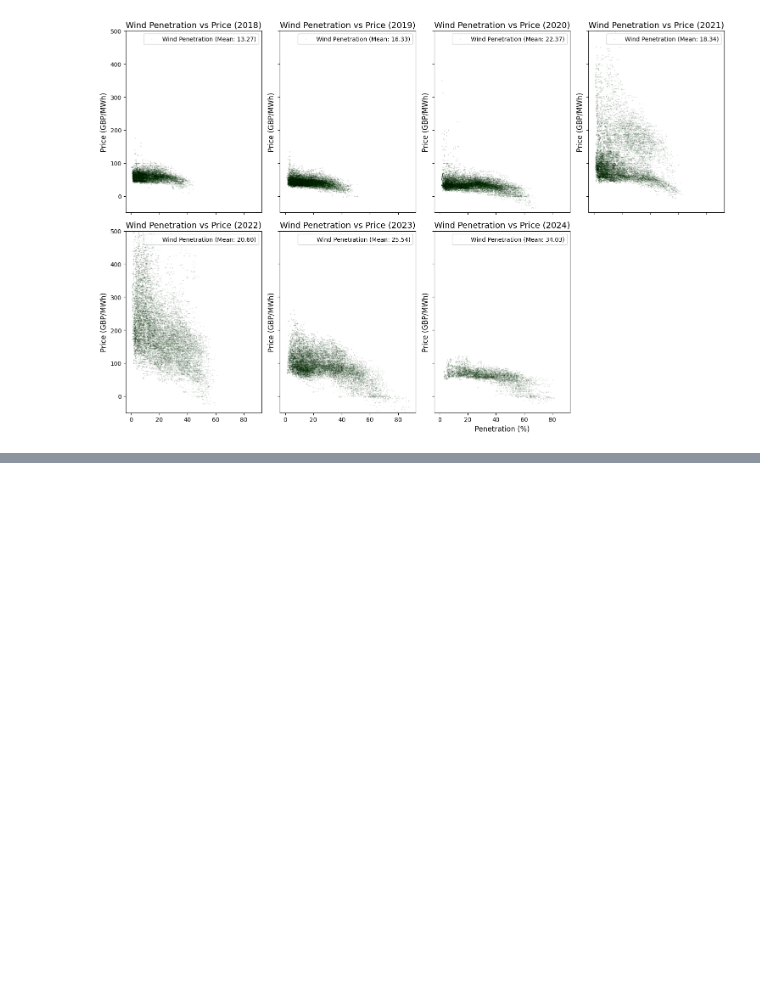
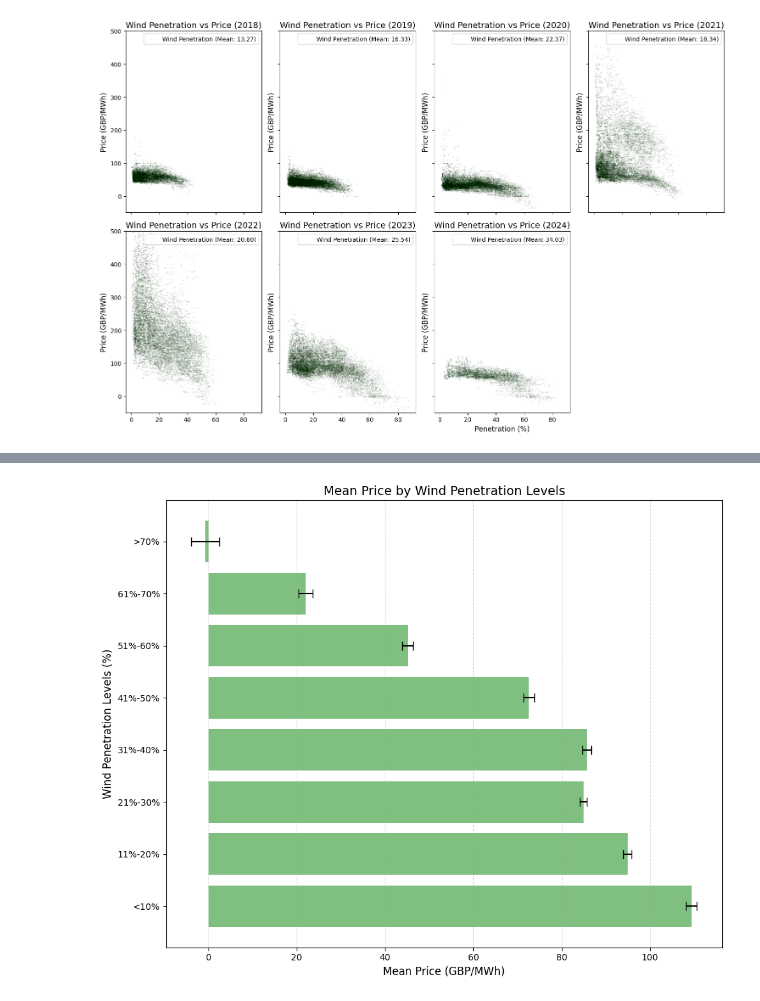
Before and after one commit to yunte-sung/market-impact-renewables, a Jupyter notebook: data/workbook.ipynb, the cells around one changed output, grey strips where cells are left out. Drawn from its saved outputs; the diff is of its cells as text; code cells hidden in the pictures; blank space fills up the shorter version.

```diff
--- a/data/workbook.ipynb
+++ b/data/workbook.ipynb
@@ -161,0 +219,38 @@ plt.show()
+# %%
+# Replication - BAR PLOT: WIND
+import pandas as pd
+import numpy as np
+import scipy.stats as stats
+
+# Define the penetration bins and labels
+bins = [0, 10, 20, 30, 40, 50, 60, 70, 101]  # Combine >70% into one bin
+bin_labels = ["<10%", "11%-20%", "21%-30%", "31%-40%", "41%-50%", "51%-60%", "61%-70%", ">70%"]
+
+# Add a new column to the DataFrame for binned penetration levels
+df["penetration_bin"] = pd.cut(
+    df["forecasted_wind_penetration"],
+    bins=bins,
+    labels=bin_labels,
+    right=False
+)
+
+# Group by penetration bins and calculate mean price and confidence intervals
+grouped = df.groupby("penetration_bin")["price"]
+mean_prices = grouped.mean()
+conf_intervals = grouped.apply(lambda x: stats.sem(x) * stats.t.ppf((1 + 0.95) / 2, len(x) - 1))
+
+# Create the horizontal bar plot
+plt.figure(figsize=(10, 8))
+plt.barh(bin_labels, mean_prices, xerr=conf_intervals, capsize=5, color="green", alpha=0.5)
+
+# Add labels, title, and grid
+plt.ylabel("Wind Penetration Levels (%)", fontsize=12)
+plt.xlabel("Mean Price (GBP/MWh)", fontsize=12)
+plt.title("Mean Price by Wind Penetration Levels", fontsize=14)
+plt.grid(axis="x", linestyle="--", alpha=0.5)
+
+# Show the plot
+plt.tight_layout()
+plt.show()
+# %% [output]
+[figure, added]
```
Also changed, not shown: parts of 6 cells of this notebook.
